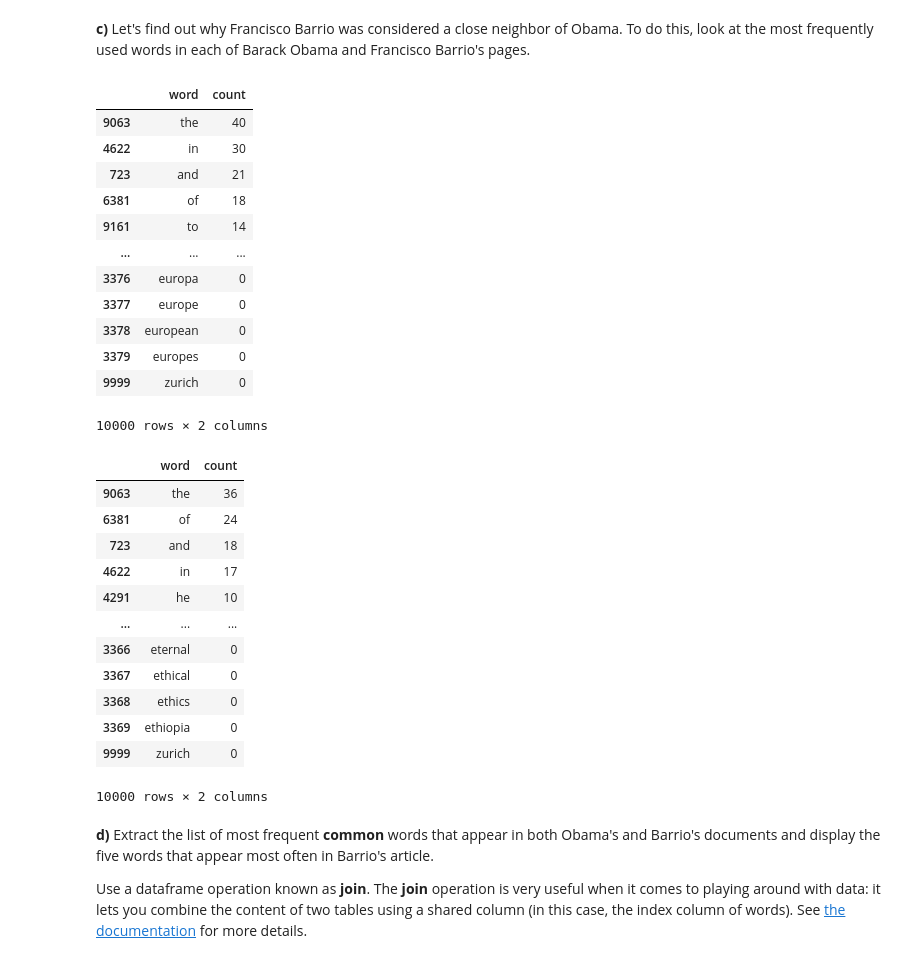
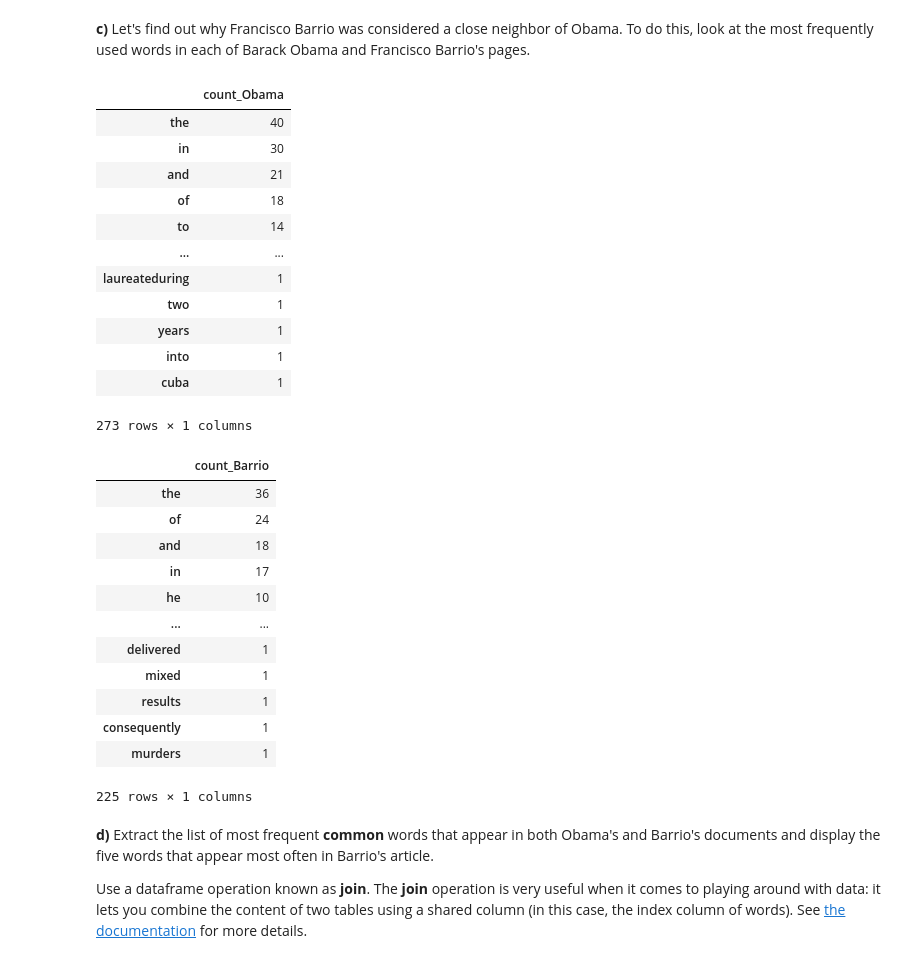
Before and after one commit to Axan18/Introduction-to-data-analytics, a Jupyter notebook: Assignment4/Assignment_4_without_code.ipynb, the cells around one changed output. Saved outputs shown, nothing was run; the diff lists cells and outputs as text; code cells hidden in the pictures.

```diff
--- a/Assignment4/Assignment_4_without_code.ipynb
+++ b/Assignment4/Assignment_4_without_code.ipynb
@@ -101,48 +103,52 @@ Nearest neighbors with raw word counts got some things right, showing all politi
 **c)** Let's find out why Francisco Barrio was considered a close neighbor of Obama.
 To do this, look at the most frequently used words in each of Barack Obama and Francisco Barrio's pages.
 # %%
-def top_words(name):
+from collections import Counter
+def top_words(name, column='count'):
     """
     Get a table of the most frequent words in the given person's wikipedia page.
     """
     # Your code goes here
-    df = pd.DataFrame({'word': vectorizer.get_feature_names_out(), 'count': WCmatrix[wiki[wiki['name'] == name].index[0]].toarray()[0]})
+    article = wiki[wiki['name'] == name]['text'].values[0]
+    article = article.lower().split()
+    count = Counter(article)
+    df = pd.DataFrame(count.values(), index = count.keys(), columns=[column])
 
-    return df.sort_values(by='count',ascending=False)
+    return df.sort_values(by=column,ascending=False)
 # %%
-obama_words = top_words('Barack Obama')
+obama_words = top_words('Barack Obama', column="count_Obama")
 obama_words
 # %% [output]
-|  | word | count |
-| 9063 | the | 40 |
-| 4622 | in | 30 |
-| 723 | and | 21 |
-| 6381 | of | 18 |
-| 9161 | to | 14 |
-| ... | ... | ... |
-| 3376 | europa | 0 |
-| 3377 | europe | 0 |
-| 3378 | european | 0 |
-| 3379 | europes | 0 |
-| 9999 | zurich | 0 |
+|  | count_Obama |
+| the | 40 |
+| in | 30 |
+| and | 21 |
+| of | 18 |
+| to | 14 |
+| ... | ... |
+| laureateduring | 1 |
+| two | 1 |
+| years | 1 |
+| into | 1 |
+| cuba | 1 |
-10000 rows × 2 columns
+273 rows × 1 columns
 # %%
-barrio_words = top_words('Francisco Barrio')
+barrio_words = top_words('Francisco Barrio', column="count_Barrio")
 barrio_words
 # %% [output]
-|  | word | count |
-| 9063 | the | 36 |
-| 6381 | of | 24 |
-| 723 | and | 18 |
-| 4622 | in | 17 |
-| 4291 | he | 10 |
-| ... | ... | ... |
-| 3366 | eternal | 0 |
-| 3367 | ethical | 0 |
-| 3368 | ethics | 0 |
-| 3369 | ethiopia | 0 |
-| 9999 | zurich | 0 |
+|  | count_Barrio |
+| the | 36 |
+| of | 24 |
+| and | 18 |
+| in | 17 |
+| he | 10 |
+| ... | ... |
+| delivered | 1 |
+| mixed | 1 |
+| results | 1 |
+| consequently | 1 |
+| murders | 1 |
-10000 rows × 2 columns
+225 rows × 1 columns
 # %% [markdown]
 **d)** Extract the list of most frequent **common** words that appear in both Obama's and Barrio's documents and display the five words that appear most often in Barrio's article.
 
```
Also changed, not shown: parts of 23 cells of this notebook, 4 other files.
